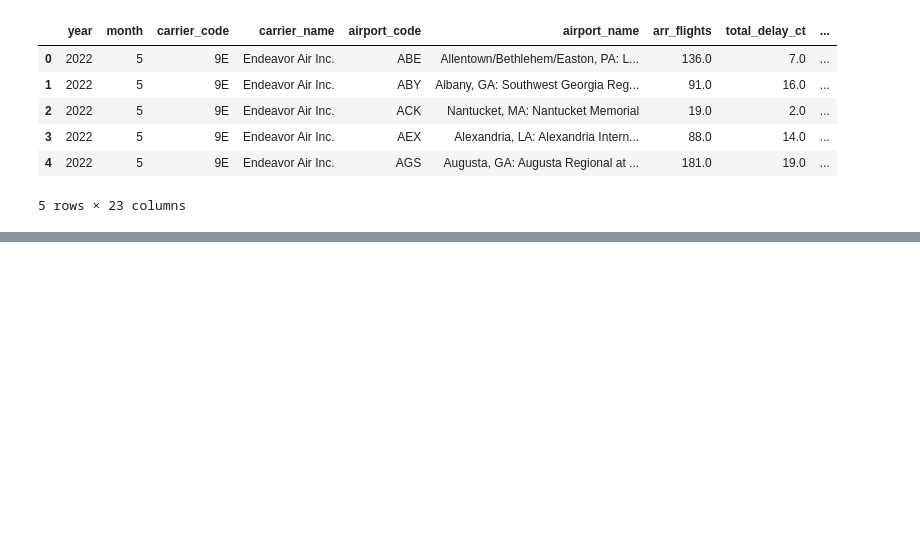
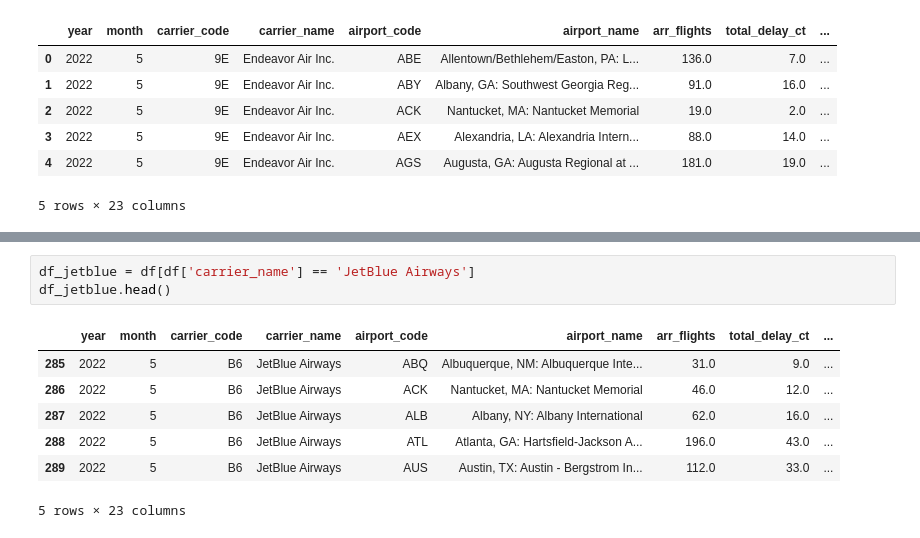
Before and after one commit to srlevine02-lab/FAU_Semester_Project, a Jupyter notebook: airline.ipynb, the cells around one changed output, grey strips where cells are left out. Cells and saved outputs as stored; diff of their text form; blank space fills up the shorter version.

```diff
--- a/airline.ipynb
+++ b/airline.ipynb
@@ -165,0 +181,11 @@ df.head()
+# %%
+df_jetblue = df[df['carrier_name'] == 'JetBlue Airways']
+df_jetblue.head()
+# %% [output]
+|  | year | month | carrier_code | carrier_name | airport_code | airport_name | arr_flights | total_delay_ct | ... |
+| 285 | 2022 | 5 | B6 | JetBlue Airways | ABQ | Albuquerque, NM: Albuquerque Inte... | 31.0 | 9.0 | ... |
+| 286 | 2022 | 5 | B6 | JetBlue Airways | ACK | Nantucket, MA: Nantucket Memorial | 46.0 | 12.0 | ... |
+| 287 | 2022 | 5 | B6 | JetBlue Airways | ALB | Albany, NY: Albany International | 62.0 | 16.0 | ... |
+| 288 | 2022 | 5 | B6 | JetBlue Airways | ATL | Atlanta, GA: Hartsfield-Jackson A... | 196.0 | 43.0 | ... |
+| 289 | 2022 | 5 | B6 | JetBlue Airways | AUS | Austin, TX: Austin - Bergstrom In... | 112.0 | 33.0 | ... |
+5 rows × 23 columns
```
Also changed, not shown: parts of 3 cells of this notebook.
